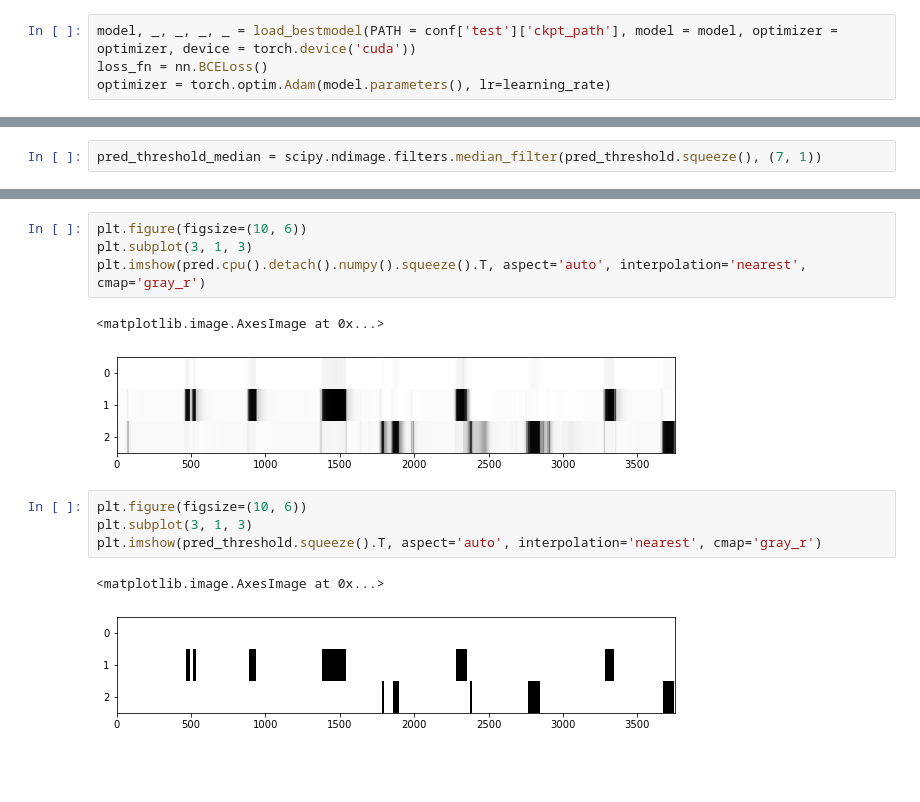
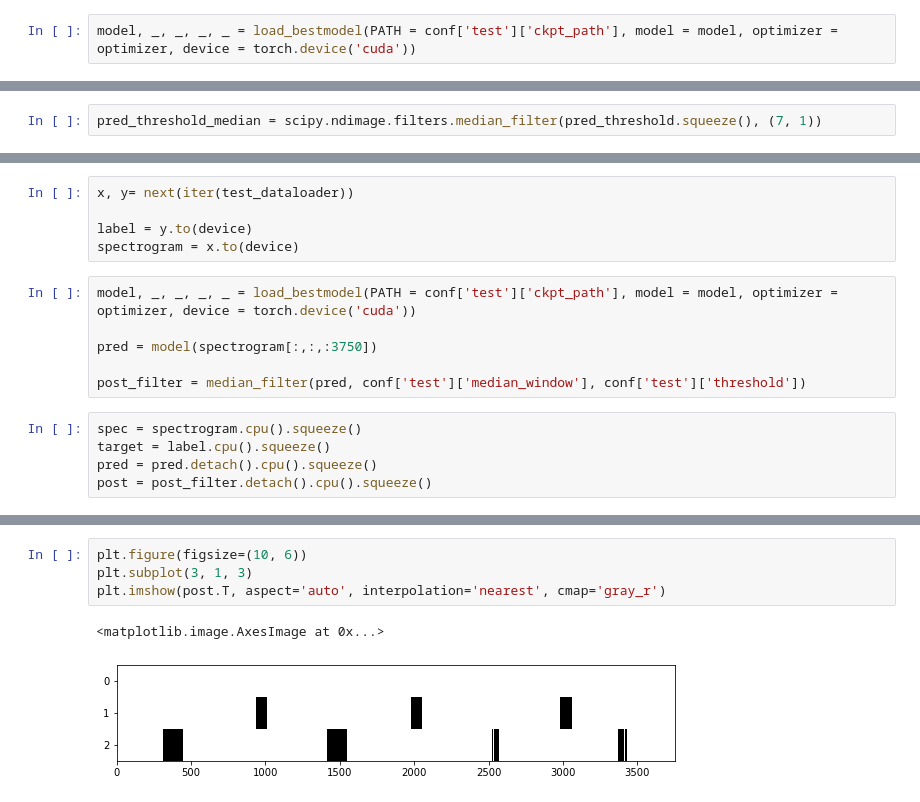
Before and after one commit to black-mold/crash_surveillance_SED_CRNN, a Jupyter notebook: run.ipynb, the cells around one changed output, grey strips where cells are left out. Drawn from its saved outputs; the diff is of its cells as text; blank space fills up the shorter version.

Commit message:
model output visualization code update
# model output save directory : ./runs/MIVIA_###/test/
# output type : 1. graph 2. matrix

```diff
--- a/run.ipynb
+++ b/run.ipynb
@@ -521,8 +450,6 @@ label = label.to(device)
 spectrogram = spectrogram.to(device)
 # %%
 model, _, _, _, _ = load_bestmodel(PATH = conf['test']['ckpt_path'], model = model, optimizer = optimizer, device = torch.device('cuda'))
-loss_fn = nn.BCELoss()
-optimizer = torch.optim.Adam(model.parameters(), lr=learning_rate)
 # %%
 pred = model(spectrogram[:,:,:3750])
 
@@ -596,0 +536,16 @@ print(type(pred_threshold))
+# %%
+x, y= next(iter(test_dataloader))
+
+label = y.to(device)
+spectrogram = x.to(device)
+# %%
+model, _, _, _, _ = load_bestmodel(PATH = conf['test']['ckpt_path'], model = model, optimizer = optimizer, device = torch.device('cuda'))
+
+pred = model(spectrogram[:,:,:3750])
+
+post_filter = median_filter(pred, conf['test']['median_window'], conf['test']['threshold'])
+# %%
+spec = spectrogram.cpu().squeeze()
+target = label.cpu().squeeze()
+pred = pred.detach().cpu().squeeze()
+post = post_filter.detach().cpu().squeeze()
@@ -597,14 +623,7 @@ print(type(pred_threshold))
 # %%
 plt.figure(figsize=(10, 6))
 plt.subplot(3, 1, 3)
-plt.imshow(pred.cpu().detach().numpy().squeeze().T, aspect='auto', interpolation='nearest', cmap='gray_r')
+plt.imshow(post.T, aspect='auto', interpolation='nearest', cmap='gray_r')
 # %% [output]
 <matplotlib.image.AxesImage at 0x...>
-[figure, old version]
+[figure, new version]
-# %%
-plt.figure(figsize=(10, 6))
-plt.subplot(3, 1, 3)
-plt.imshow(pred_threshold.squeeze().T, aspect='auto', interpolation='nearest', cmap='gray_r')
-# %% [output]
-<matplotlib.image.AxesImage at 0x...>
-[figure, removed]
```
Also changed, not shown: parts of 33 cells of this notebook, 6 other files.
